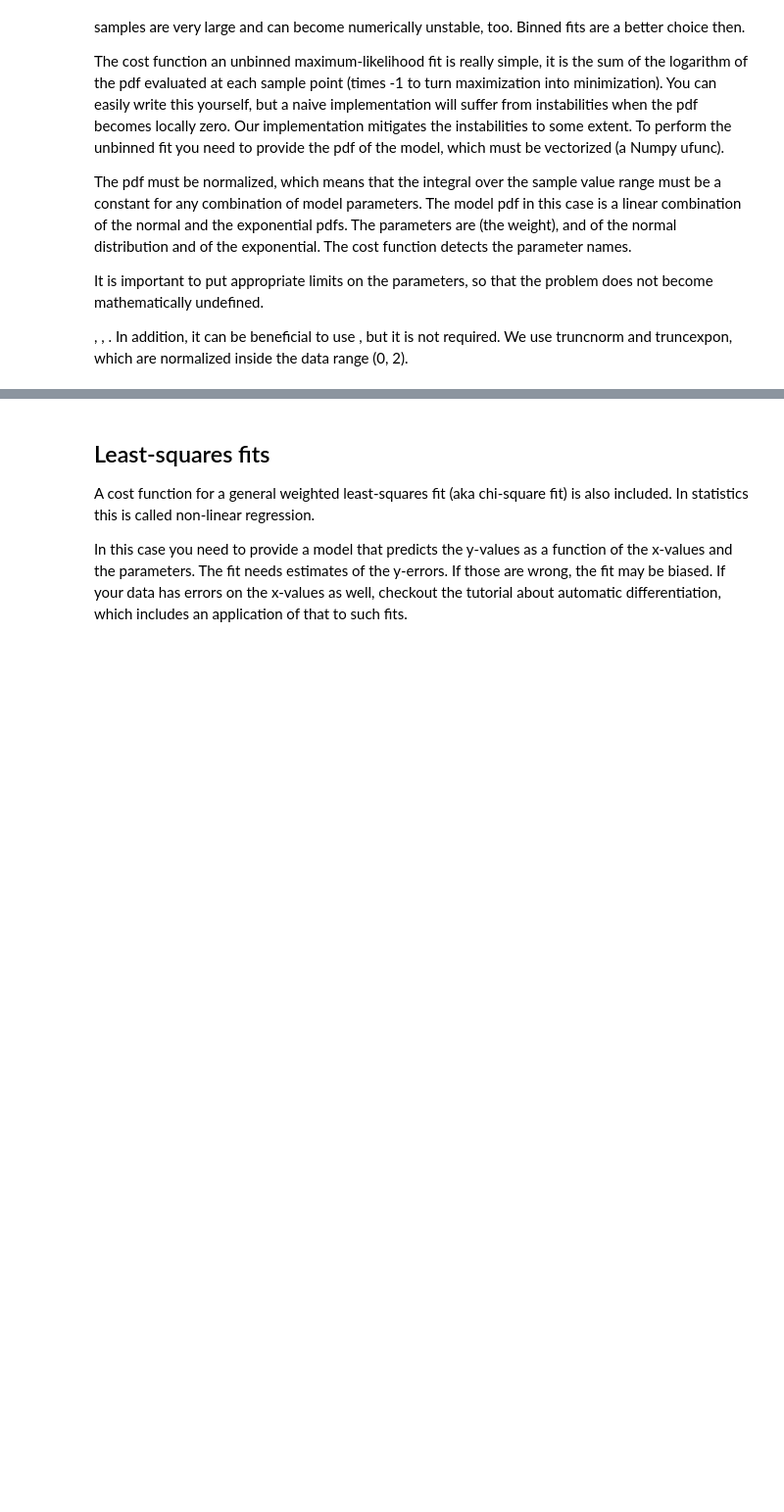
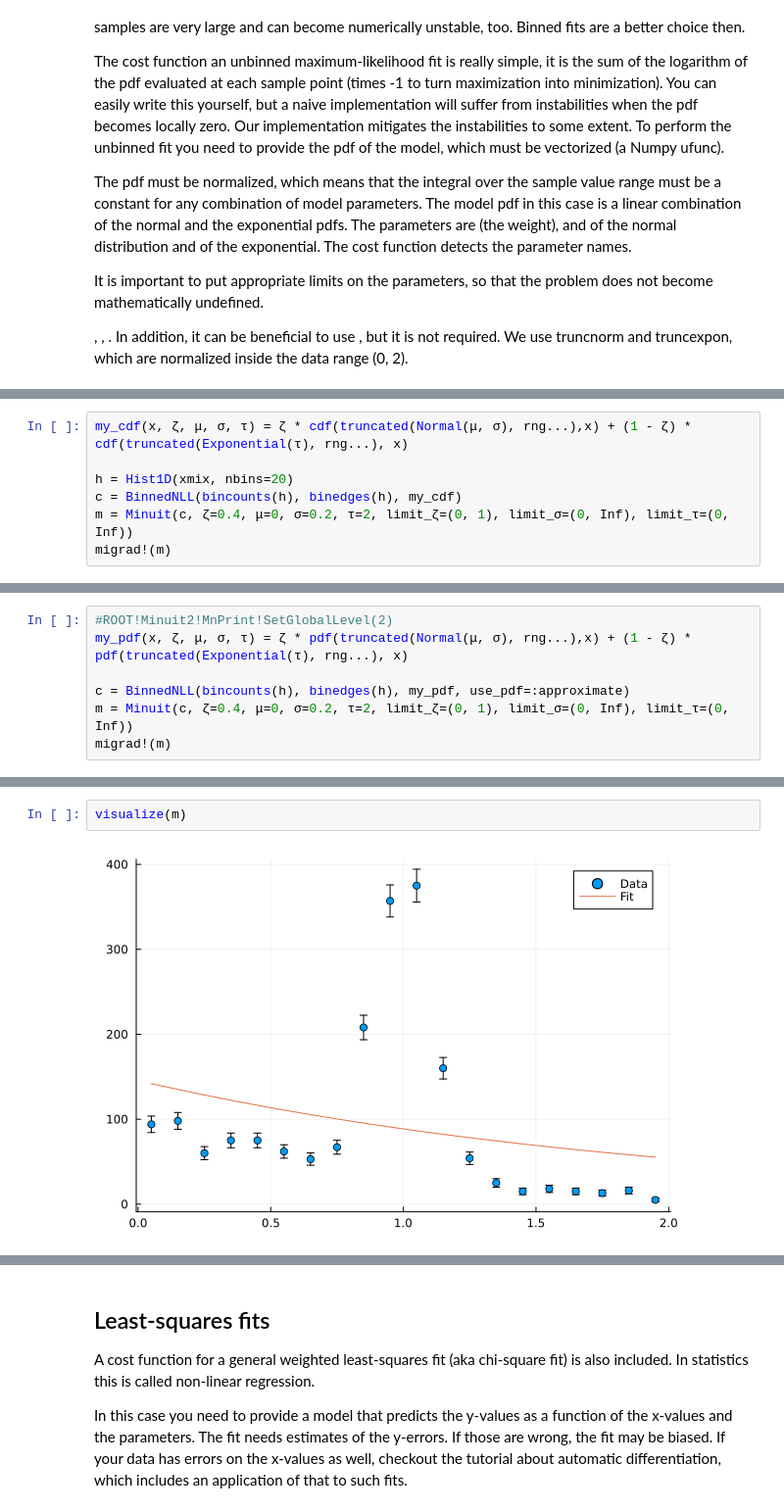
Before and after one commit to JuliaHEP/Minuit2.jl, a Jupyter notebook: examples/costfunctions.ipynb, the cells around one changed output, grey strips where cells are left out. Shown at 98% size. Drawn from its saved outputs; the diff is of its cells as text; blank space fills up the shorter version.

```diff
--- a/examples/costfunctions.ipynb
+++ b/examples/costfunctions.ipynb
@@ -95,0 +158,7 @@ migrad!(m)
+# %%
+my_cdf(x, ζ, μ, σ, τ) = ζ * cdf(truncated(Normal(μ, σ), rng...),x) + (1 - ζ) * cdf(truncated(Exponential(τ), rng...), x)
+
+h = Hist1D(xmix, nbins=20)
+c = BinnedNLL(bincounts(h), binedges(h), my_cdf)
+m = Minuit(c, ζ=0.4, μ=0, σ=0.2, τ=2, limit_ζ=(0, 1), limit_σ=(0, Inf), limit_τ=(0, Inf))
+migrad!(m)
@@ -95,0 +191,7 @@ migrad!(m)
+# %%
+#ROOT!Minuit2!MnPrint!SetGlobalLevel(2)
+my_pdf(x, ζ, μ, σ, τ) = ζ * pdf(truncated(Normal(μ, σ), rng...),x) + (1 - ζ) * pdf(truncated(Exponential(τ), rng...), x)
+
+c = BinnedNLL(bincounts(h), binedges(h), my_pdf, use_pdf=:approximate)
+m = Minuit(c, ζ=0.4, μ=0, σ=0.2, τ=2, limit_ζ=(0, 1), limit_σ=(0, Inf), limit_τ=(0, Inf))
+migrad!(m)
@@ -95,0 +275,4 @@ migrad!(m)
+# %%
+visualize(m)
+# %% [output]
+[figure, added]
```
Also changed, not shown: parts of 29 cells of this notebook, 2 other files.
